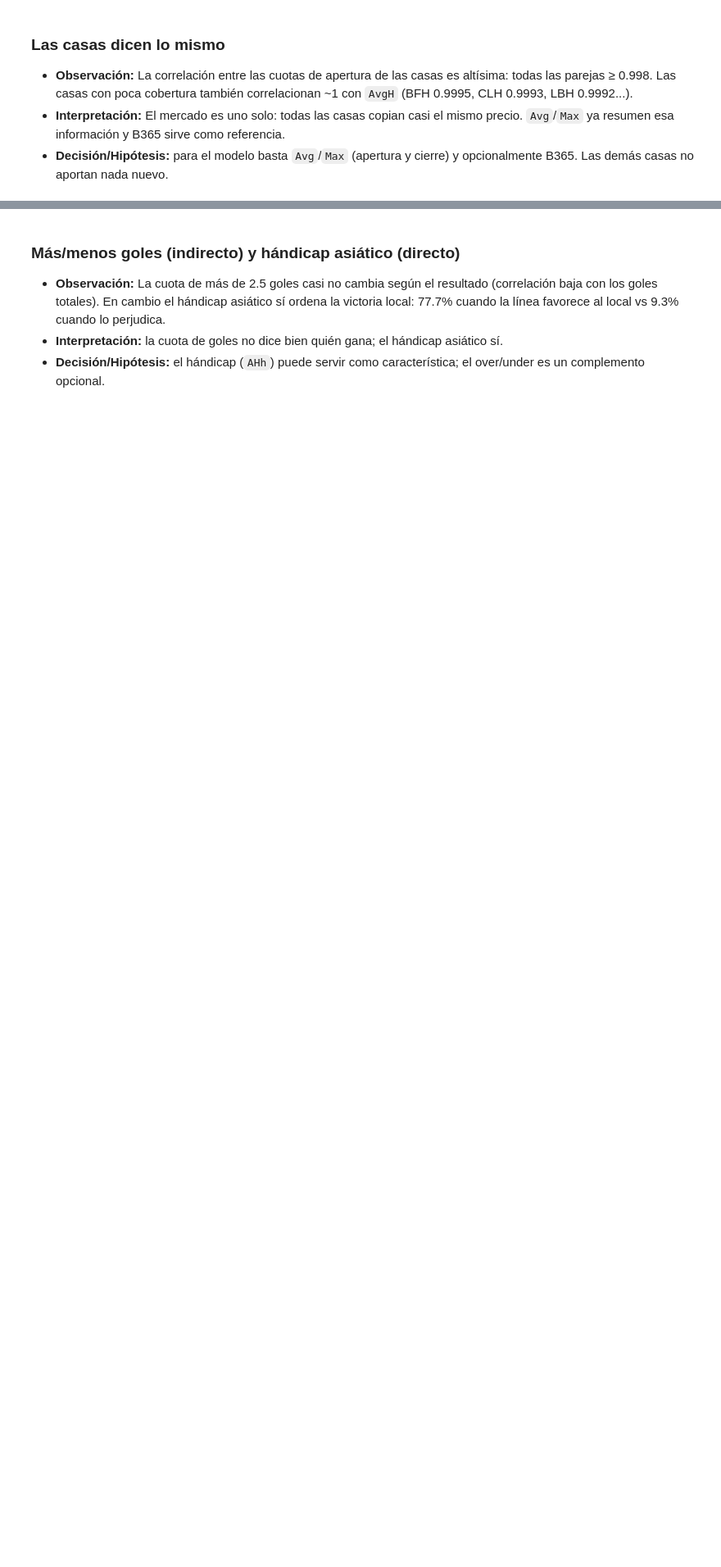
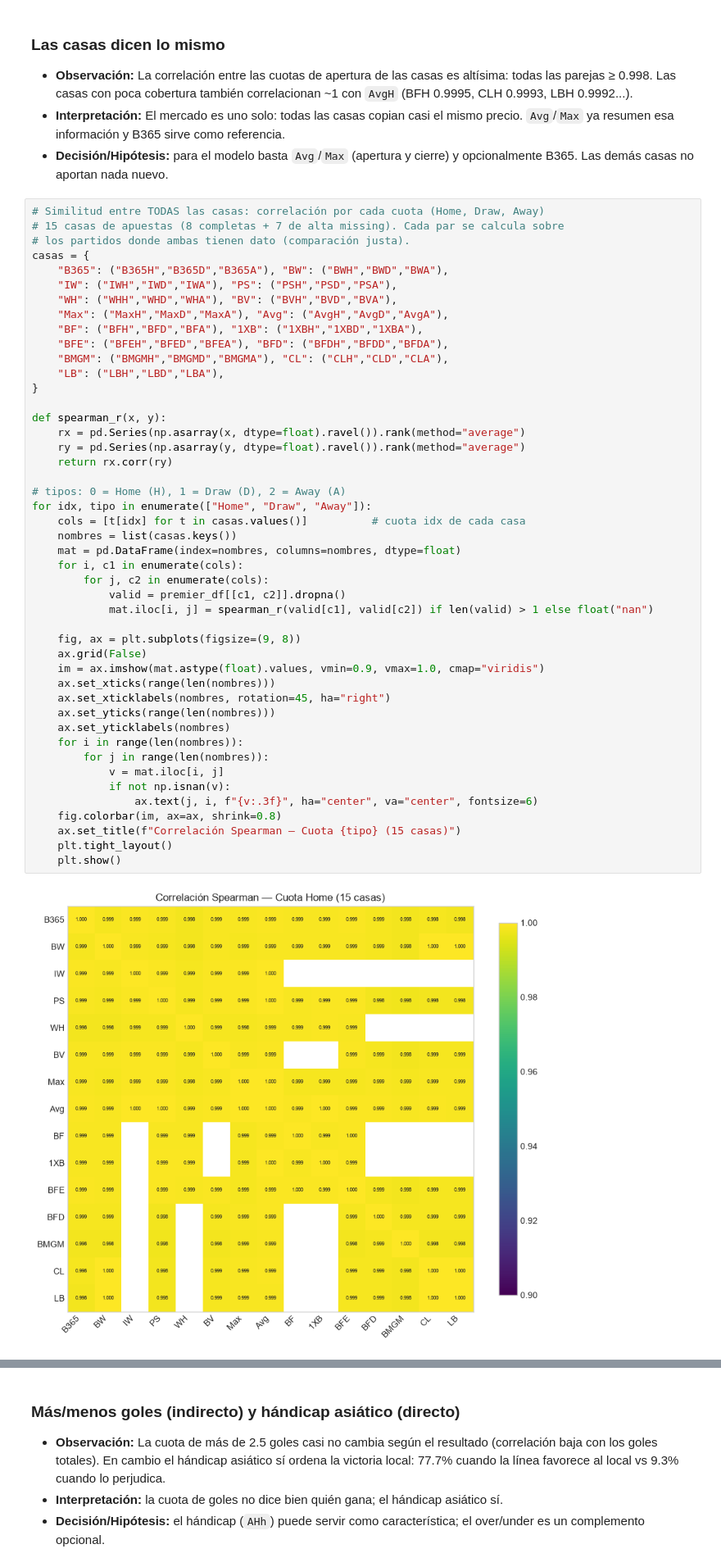
Before and after one commit to errodd/premier_league_football_predictor, a Jupyter notebook: notebooks/EDA.ipynb, the cells around one changed output, grey strips where cells are left out. Shown at 82% size. Saved outputs shown, nothing was run; the diff lists cells and outputs as text; blank space fills up the shorter version.

Commit message:
Diferencias entre casas de apuestas

```diff
--- a/notebooks/EDA.ipynb
+++ b/notebooks/EDA.ipynb
@@ -1204,3 +1225,51 @@ BMGMH: n= 378  Spearman vs AvgH = 0.9991
   precio. `Avg`/`Max` ya resumen esa información y B365 sirve como referencia.
 - **Decisión/Hipótesis:** para el modelo basta `Avg`/`Max` (apertura y cierre) y
   opcionalmente B365. Las demás casas no aportan nada nuevo.
+# %%
+# Similitud entre TODAS las casas: correlación por cada cuota (Home, Draw, Away)
+# 15 casas de apuestas (8 completas + 7 de alta missing). Cada par se calcula sobre
+# los partidos donde ambas tienen dato (comparación justa).
+casas = {
+    "B365": ("B365H","B365D","B365A"), "BW": ("BWH","BWD","BWA"),
+    "IW": ("IWH","IWD","IWA"), "PS": ("PSH","PSD","PSA"),
+    "WH": ("WHH","WHD","WHA"), "BV": ("BVH","BVD","BVA"),
+    "Max": ("MaxH","MaxD","MaxA"), "Avg": ("AvgH","AvgD","AvgA"),
+    "BF": ("BFH","BFD","BFA"), "1XB": ("1XBH","1XBD","1XBA"),
+    "BFE": ("BFEH","BFED","BFEA"), "BFD": ("BFDH","BFDD","BFDA"),
+    "BMGM": ("BMGMH","BMGMD","BMGMA"), "CL": ("CLH","CLD","CLA"),
+    "LB": ("LBH","LBD","LBA"),
+}
+
+def spearman_r(x, y):
+    rx = pd.Series(np.asarray(x, dtype=float).ravel()).rank(method="average")
+    ry = pd.Series(np.asarray(y, dtype=float).ravel()).rank(method="average")
+    return rx.corr(ry)
+
+# tipos: 0 = Home (H), 1 = Draw (D), 2 = Away (A)
+for idx, tipo in enumerate(["Home", "Draw", "Away"]):
+    cols = [t[idx] for t in casas.values()]          # cuota idx de cada casa
+    nombres = list(casas.keys())
+    mat = pd.DataFrame(index=nombres, columns=nombres, dtype=float)
+    for i, c1 in enumerate(cols):
+        for j, c2 in enumerate(cols):
+            valid = premier_df[[c1, c2]].dropna()
+            mat.iloc[i, j] = spearman_r(valid[c1], valid[c2]) if len(valid) > 1 else float("nan")
+
+    fig, ax = plt.subplots(figsize=(9, 8))
+    ax.grid(False)
+    im = ax.imshow(mat.astype(float).values, vmin=0.9, vmax=1.0, cmap="viridis")
+    ax.set_xticks(range(len(nombres)))
+    ax.set_xticklabels(nombres, rotation=45, ha="right")
+    ax.set_yticks(range(len(nombres)))
+    ax.set_yticklabels(nombres)
+    for i in range(len(nombres)):
+        for j in range(len(nombres)):
+            v = mat.iloc[i, j]
+            if not np.isnan(v):
+                ax.text(j, i, f"{v:.3f}", ha="center", va="center", fontsize=6)
+    fig.colorbar(im, ax=ax, shrink=0.8)
+    ax.set_title(f"Correlación Spearman — Cuota {tipo} (15 casas)")
+    plt.tight_layout()
+    plt.show()
+# %% [output]
+[figure, added]
```
Also changed, not shown: parts of 5 cells of this notebook.
